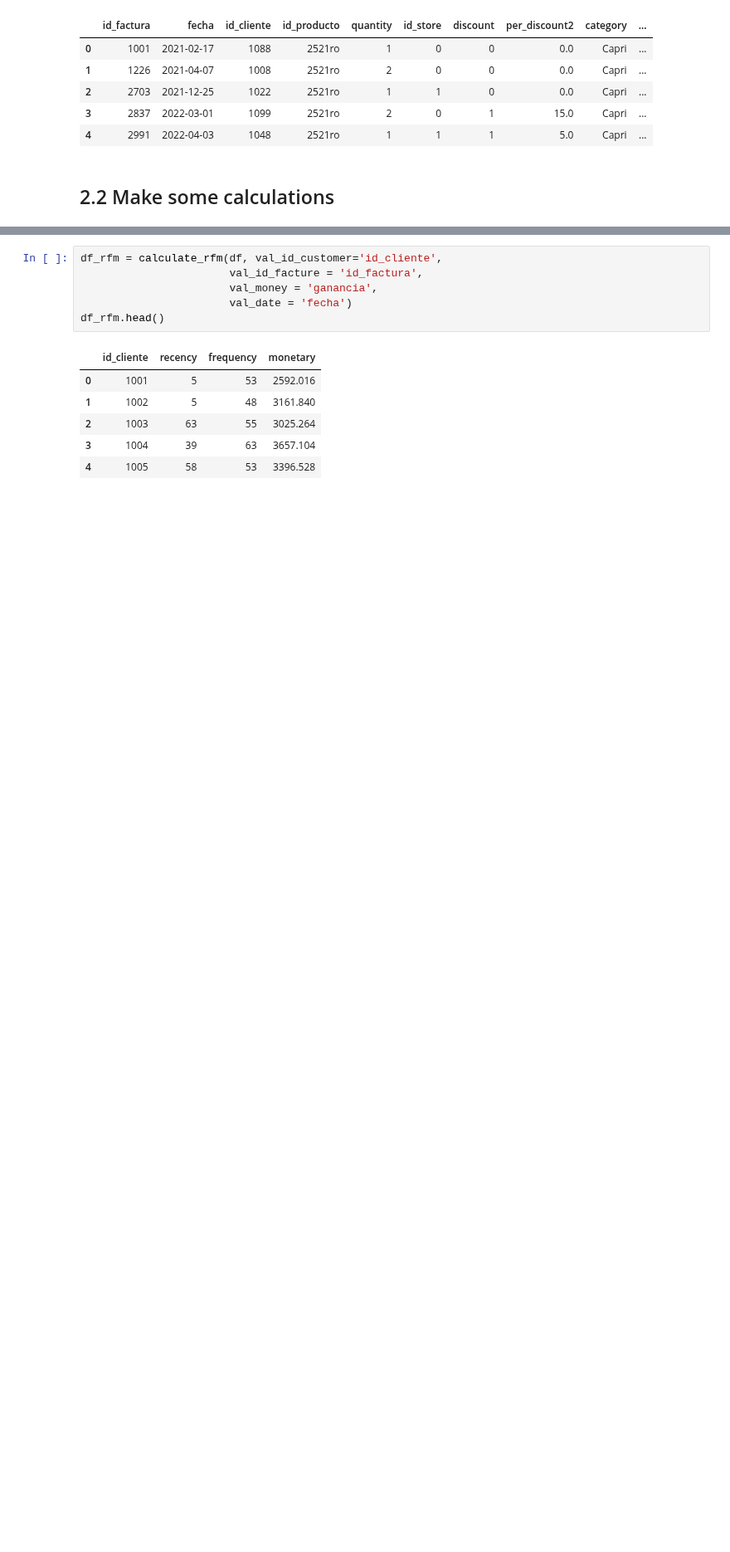
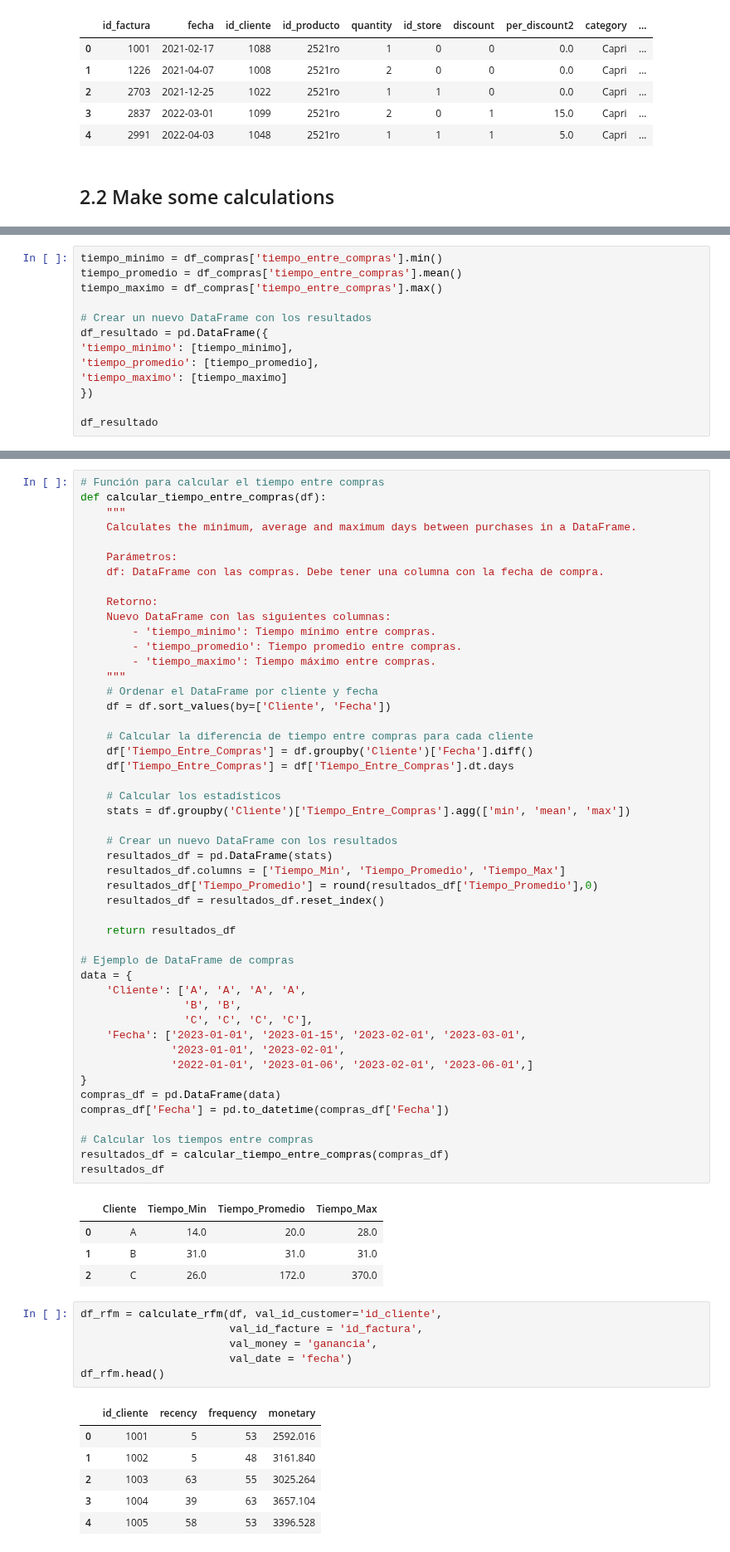
Before and after one commit to oecorrechag/Project-Australia, a Jupyter notebook: notebooks/2.0_join_data.ipynb, the cells around one changed output, grey strips where cells are left out. Shown at 83% size. Saved outputs shown, nothing was run; the diff lists cells and outputs as text; blank space fills up the shorter version.

Commit message:
cambios de concepto por tiempo

```diff
--- a/notebooks/2.0_join_data.ipynb
+++ b/notebooks/2.0_join_data.ipynb
@@ -83,0 +102,13 @@ df.head()
+# %%
+tiempo_minimo = df_compras['tiempo_entre_compras'].min()
+tiempo_promedio = df_compras['tiempo_entre_compras'].mean()
+tiempo_maximo = df_compras['tiempo_entre_compras'].max()
+
+# Crear un nuevo DataFrame con los resultados
+df_resultado = pd.DataFrame({
+'tiempo_minimo': [tiempo_minimo],
+'tiempo_promedio': [tiempo_promedio],
+'tiempo_maximo': [tiempo_maximo]
+})
+
+df_resultado
@@ -84,3 +167,56 @@ df.head()
+# %%
+# Función para calcular el tiempo entre compras
+def calcular_tiempo_entre_compras(df):
+    """
+    Calculates the minimum, average and maximum days between purchases in a DataFrame.
+
+    Parámetros:
+    df: DataFrame con las compras. Debe tener una columna con la fecha de compra.
+
+    Retorno:
+    Nuevo DataFrame con las siguientes columnas:
+        - 'tiempo_minimo': Tiempo mínimo entre compras.
+        - 'tiempo_promedio': Tiempo promedio entre compras.
+        - 'tiempo_maximo': Tiempo máximo entre compras.
+    """
+    # Ordenar el DataFrame por cliente y fecha
+    df = df.sort_values(by=['Cliente', 'Fecha'])
+
+    # Calcular la diferencia de tiempo entre compras para cada cliente
+    df['Tiempo_Entre_Compras'] = df.groupby('Cliente')['Fecha'].diff()
+    df['Tiempo_Entre_Compras'] = df['Tiempo_Entre_Compras'].dt.days
+
+    # Calcular los estadísticos
+    stats = df.groupby('Cliente')['Tiempo_Entre_Compras'].agg(['min', 'mean', 'max'])
+
+    # Crear un nuevo DataFrame con los resultados
+    resultados_df = pd.DataFrame(stats)
+    resultados_df.columns = ['Tiempo_Min', 'Tiempo_Promedio', 'Tiempo_Max']
+    resultados_df['Tiempo_Promedio'] = round(resultados_df['Tiempo_Promedio'],0)
+    resultados_df = resultados_df.reset_index()
+
+    return resultados_df
+
+# Ejemplo de DataFrame de compras
+data = {
+    'Cliente': ['A', 'A', 'A', 'A',
+                'B', 'B',
+                'C', 'C', 'C', 'C'],
+    'Fecha': ['2023-01-01', '2023-01-15', '2023-02-01', '2023-03-01',
+              '2023-01-01', '2023-02-01',
+              '2022-01-01', '2023-01-06', '2023-02-01', '2023-06-01',]
+}
+compras_df = pd.DataFrame(data)
+compras_df['Fecha'] = pd.to_datetime(compras_df['Fecha'])
+
+# Calcular los tiempos entre compras
+resultados_df = calcular_tiempo_entre_compras(compras_df)
+resultados_df
+# %% [output]
+|  | Cliente | Tiempo_Min | Tiempo_Promedio | Tiempo_Max |
+| 0 | A | 14.0 | 20.0 | 28.0 |
+| 1 | B | 31.0 | 31.0 | 31.0 |
+| 2 | C | 26.0 | 172.0 | 370.0 |
 # %%
 df_rfm = calculate_rfm(df, val_id_customer='id_cliente',
                        val_id_facture = 'id_factura',
```
Also changed, not shown: parts of 8 cells of this notebook, 4 other files.
